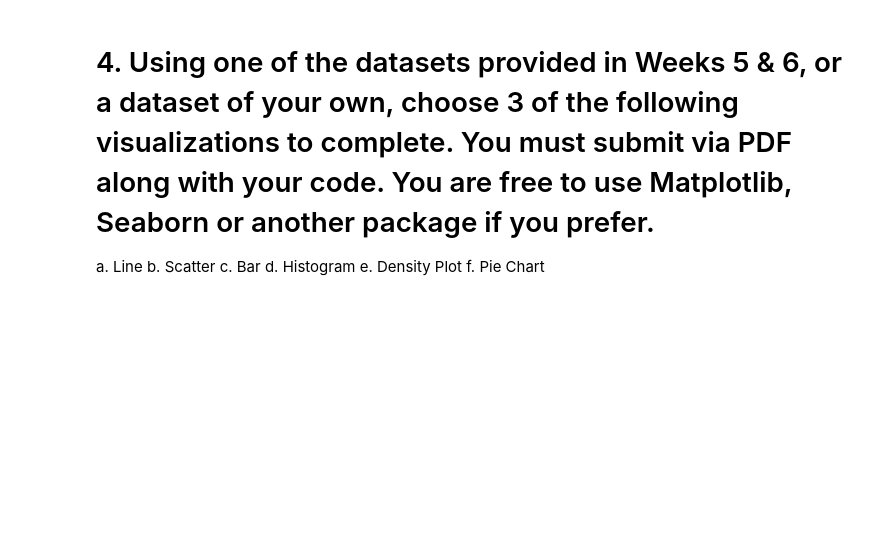
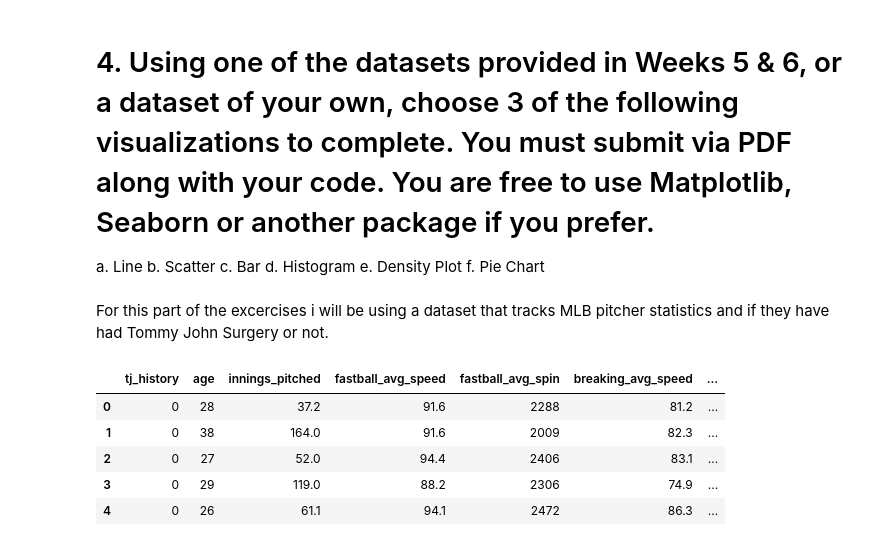
Before and after one commit to Matt-Heinen/DSC-540, a Jupyter notebook: Heinen_DSC540_Weeks7&8.ipynb, the cells around one changed output. Saved outputs shown, nothing was run; the diff lists cells and outputs as text; code cells hidden in the pictures; blank space fills up the shorter version.

```diff
--- a/Heinen_DSC540_Weeks7&8.ipynb
+++ b/Heinen_DSC540_Weeks7&8.ipynb
@@ -379,3 +379,20 @@ c. Bar
 d. Histogram
 e. Density Plot
 f. Pie Chart
+# %% [markdown]
+For this part of the excercises i will be using a dataset that tracks MLB pitcher statistics and if they have had Tommy John Surgery or not.
+# %%
+import pandas as pd
+
+# Read the TJ data CSV file into a DataFrame
+tj = pd.read_csv('tj_summary.csv')
+
+# View DF
+tj.head()
+# %% [output]
+|  | tj_history | age | innings_pitched | fastball_avg_speed | fastball_avg_spin | breaking_avg_speed | ... |
+| 0 | 0 | 28 | 37.2 | 91.6 | 2288 | 81.2 | ... |
+| 1 | 0 | 38 | 164.0 | 91.6 | 2009 | 82.3 | ... |
+| 2 | 0 | 27 | 52.0 | 94.4 | 2406 | 83.1 | ... |
+| 3 | 0 | 29 | 119.0 | 88.2 | 2306 | 74.9 | ... |
+| 4 | 0 | 26 | 61.1 | 94.1 | 2472 | 86.3 | ... |
```
Also changed, not shown: parts of 3 cells of this notebook, 1 other file.
